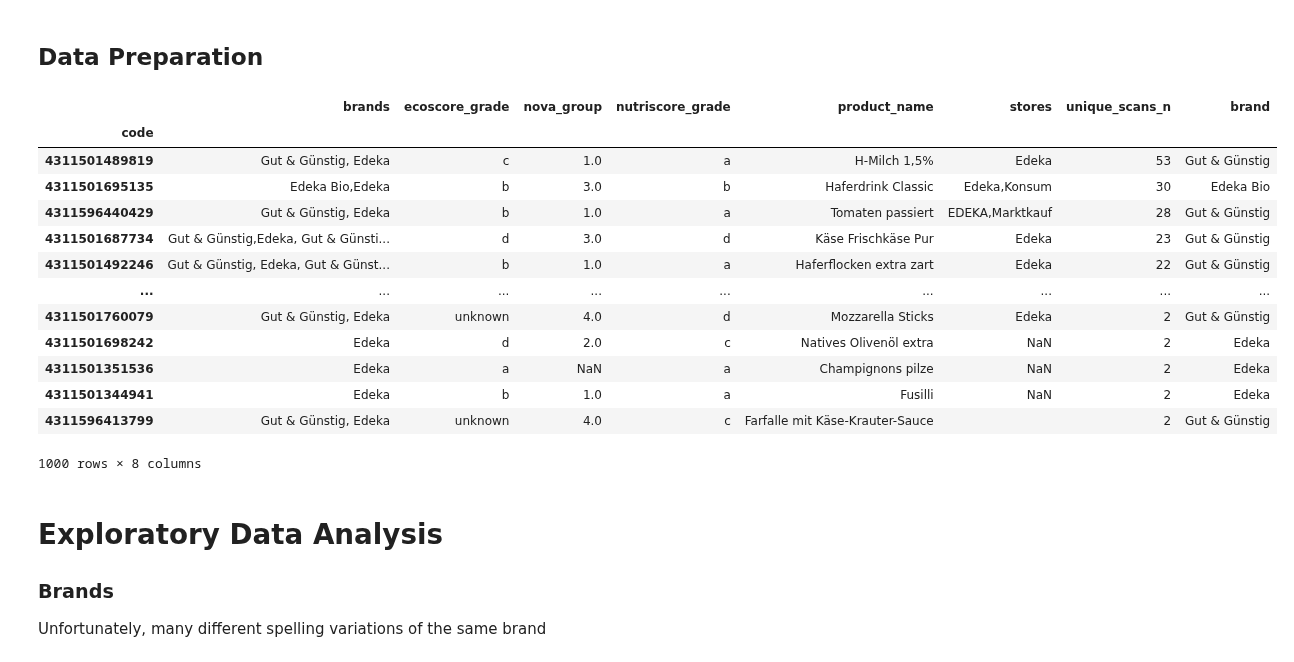
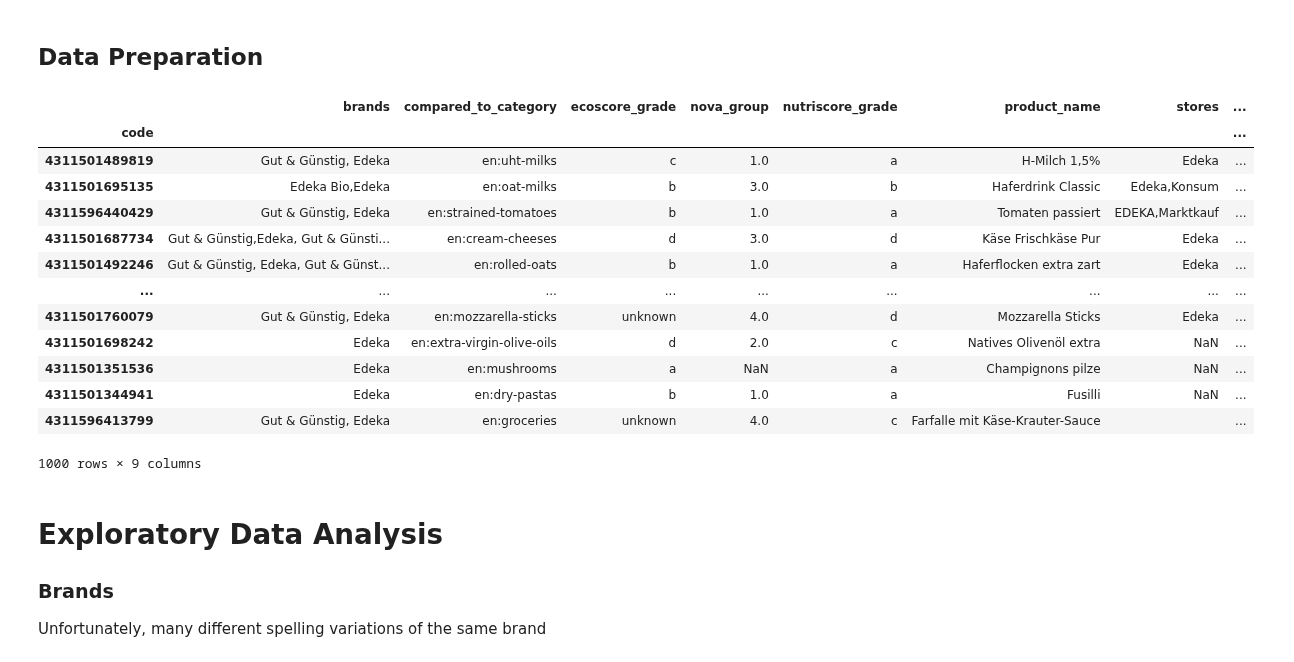
Before and after one commit to goerlitz/openfoodfacts-data-analysis, a Jupyter notebook: notebooks/03_analyze_off_edeka.ipynb, the cells around one changed output. Saved outputs shown, nothing was run; the diff lists cells and outputs as text; code cells hidden in the pictures.

Commit message:
improved edeka analysis

```diff
--- a/notebooks/03_analyze_off_edeka.ipynb
+++ b/notebooks/03_analyze_off_edeka.ipynb
@@ -44,43 +41,40 @@ if not Path(DATA_FILE).exists():
 # %%
 # load json file
 with open(DATA_FILE) as f:
     data = json.load(f)
 
 # create data frame from product information
 prod_df = (pd.DataFrame(data['products'])
-            .drop(['categories', 'compared_to_category'], axis=1)
+            .drop(['categories'], axis=1)
             .set_index('code')
           )
 
 def is_flag(value: Union[str, int]):
     try:
         return 1 == (int(value) if isinstance(value, str) and value != "" else value)
     except ValueError as e:
         print(f"cannot parse {value}", e)
         return False
 
-# extract product type flags and energy values
-flags = ["is_beverage", "is_cheese", "is_fat", "is_water"]
-
 # process brands
 prod_df["brand"] = prod_df.brands.map(lambda x: slugify(x)).map(lambda x: "Gut & Günstig" if "gut" in x and "gunstig" in x else ("Edeka Bio" if "edeka-bio" in x else "Edeka"))
 
 display(prod_df)
 # %% [output]
-|  | brands | ecoscore_grade | nova_group | nutriscore_grade | product_name | stores | unique_scans_n | brand |
-| code |  |  |  |  |  |  |  |  |
-| 4311501489819 | Gut & Günstig, Edeka | c | 1.0 | a | H-Milch 1,5% | Edeka | 53 | Gut & Günstig |
-| 4311501695135 | Edeka Bio,Edeka | b | 3.0 | b | Haferdrink Classic | Edeka,Konsum | 30 | Edeka Bio |
-| 4311596440429 | Gut & Günstig, Edeka | b | 1.0 | a | Tomaten passiert | EDEKA,Marktkauf | 28 | Gut & Günstig |
-| 4311501687734 | Gut & Günstig,Edeka, Gut & Günsti... | d | 3.0 | d | Käse Frischkäse Pur | Edeka | 23 | Gut & Günstig |
-| 4311501492246 | Gut & Günstig, Edeka, Gut & Günst... | b | 1.0 | a | Haferflocken extra zart | Edeka | 22 | Gut & Günstig |
+|  | brands | compared_to_category | ecoscore_grade | nova_group | nutriscore_grade | product_name | stores | ... |
+| code |  |  |  |  |  |  |  | ... |
+| 4311501489819 | Gut & Günstig, Edeka | en:uht-milks | c | 1.0 | a | H-Milch 1,5% | Edeka | ... |
+| 4311501695135 | Edeka Bio,Edeka | en:oat-milks | b | 3.0 | b | Haferdrink Classic | Edeka,Konsum | ... |
+| 4311596440429 | Gut & Günstig, Edeka | en:strained-tomatoes | b | 1.0 | a | Tomaten passiert | EDEKA,Marktkauf | ... |
+| 4311501687734 | Gut & Günstig,Edeka, Gut & Günsti... | en:cream-cheeses | d | 3.0 | d | Käse Frischkäse Pur | Edeka | ... |
+| 4311501492246 | Gut & Günstig, Edeka, Gut & Günst... | en:rolled-oats | b | 1.0 | a | Haferflocken extra zart | Edeka | ... |
 | ... | ... | ... | ... | ... | ... | ... | ... | ... |
-| 4311501760079 | Gut & Günstig, Edeka | unknown | 4.0 | d | Mozzarella Sticks | Edeka | 2 | Gut & Günstig |
-| 4311501698242 | Edeka | d | 2.0 | c | Natives Olivenöl extra | NaN | 2 | Edeka |
-| 4311501351536 | Edeka | a | NaN | a | Champignons pilze | NaN | 2 | Edeka |
-| 4311501344941 | Edeka | b | 1.0 | a | Fusilli | NaN | 2 | Edeka |
-| 4311596413799 | Gut & Günstig, Edeka | unknown | 4.0 | c | Farfalle mit Käse-Krauter-Sauce |  | 2 | Gut & Günstig |
+| 4311501760079 | Gut & Günstig, Edeka | en:mozzarella-sticks | unknown | 4.0 | d | Mozzarella Sticks | Edeka | ... |
+| 4311501698242 | Edeka | en:extra-virgin-olive-oils | d | 2.0 | c | Natives Olivenöl extra | NaN | ... |
+| 4311501351536 | Edeka | en:mushrooms | a | NaN | a | Champignons pilze | NaN | ... |
+| 4311501344941 | Edeka | en:dry-pastas | b | 1.0 | a | Fusilli | NaN | ... |
+| 4311596413799 | Gut & Günstig, Edeka | en:groceries | unknown | 4.0 | c | Farfalle mit Käse-Krauter-Sauce |  | ... |
-1000 rows × 8 columns
+1000 rows × 9 columns
 # %% [markdown]
 # Exploratory Data Analysis
 
```
Also changed, not shown: parts of 14 cells of this notebook.
